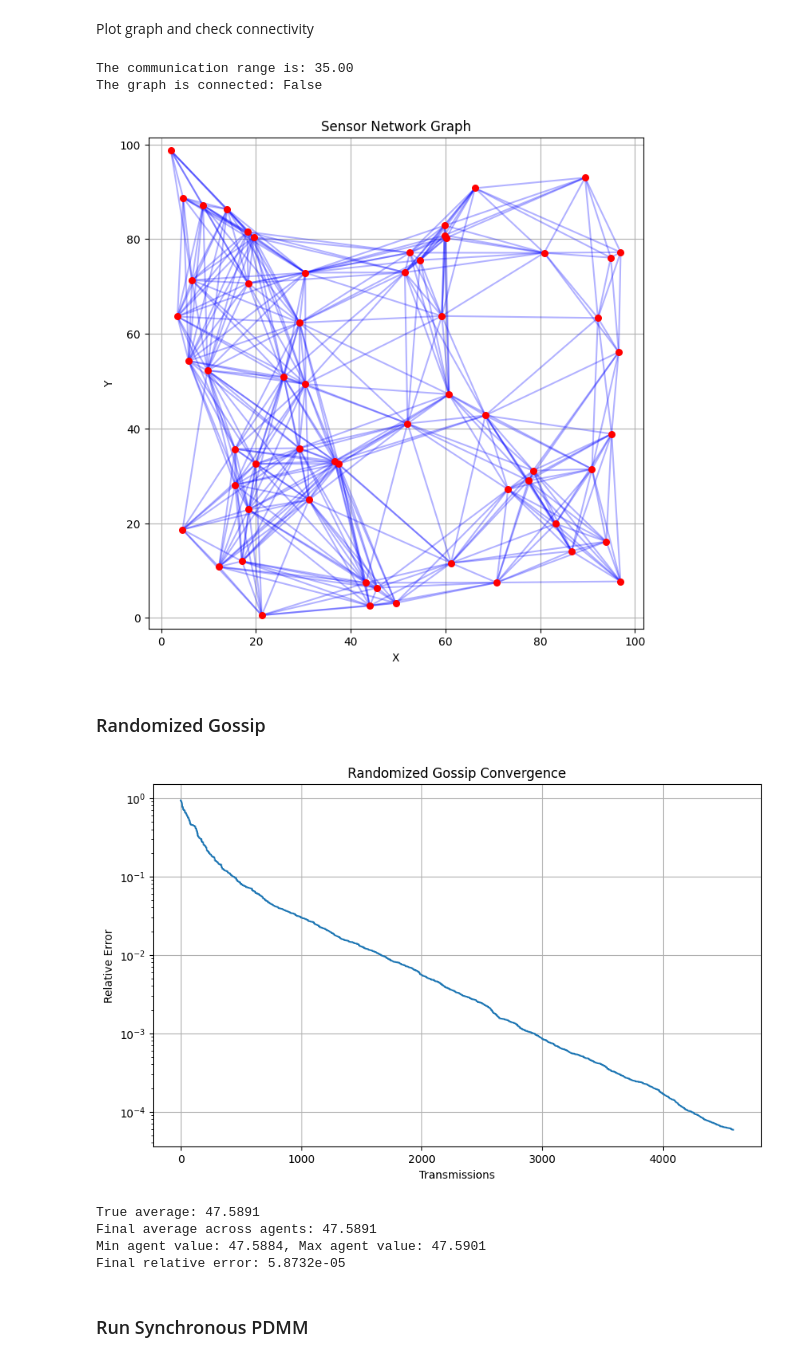
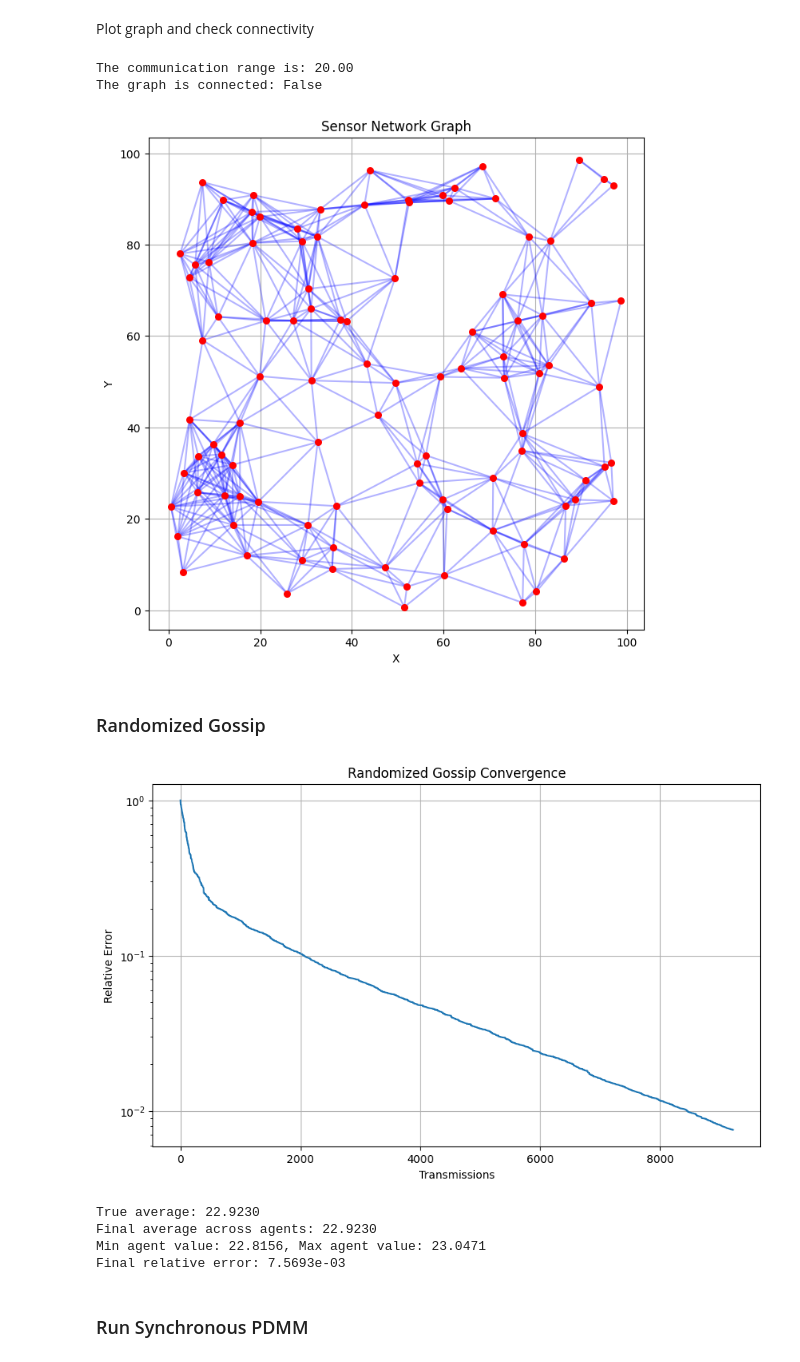
Before and after one commit to AybarsManav/PDMM, a Jupyter notebook: main.ipynb, the cells around one changed output. Drawn from its saved outputs; the diff is of its cells as text; code cells hidden in the pictures.

```diff
--- a/main.ipynb
+++ b/main.ipynb
@@ -24,10 +25,10 @@ np.random.seed(42)
 
 # Graph parameters
 a = 100                             # Field size
-n = 59                             # Number of agents
+n = 101                             # Number of agents
 r = a * np.sqrt(2 * np.log(n)/n)   # Communication range
-r = 35
-
+r = 20
+#159 20 too many edges
 # Generate agent positions
 field_range = np.array([[0, a], [0, a]])
 sensor_positions = np.array([
@@ -45,33 +46,33 @@ print(f"The communication range is: {r:.2f}")
 print(f"The graph is connected: {is_connected(adjacency_matrix)}") # Is connected is not working
 plot_graph(sensor_positions, adjacency_matrix)
 # %% [output]
-The communication range is: 35.00
+The communication range is: 20.00
 The graph is connected: False
-[figure, old version]
+[figure, new version]
 # %% [markdown]
 ### Randomized Gossip
 # %%
 
-sensor_values = np.random.randn(n) * 10 + 50
-values,errors,time = gossip_step(sensor_values, adjacency_matrix, max_ticks=5000)
+sensor_values = np.random.randn(n) * 10 + 25
+values,errors,time = gossip_step(sensor_values, adjacency_matrix, max_ticks=10000)
 
 plt.figure(figsize=(10, 6))
 plt.semilogy(range(len(errors)), errors)
 plt.xlabel('Transmissions')
 plt.ylabel('Relative Error')
 plt.title(f'Randomized Gossip Convergence')
 plt.grid(True)
 plt.show()
 print(f"True average: {np.mean(sensor_values):.4f}")
 print(f"Final average across agents: {np.mean(values):.4f}")
 print(f"Min agent value: {np.min(values):.4f}, Max agent value: {np.max(values):.4f}")
 print(f"Final relative error: {errors[-1]:.4e}")
 # %% [output]
-[figure, old version]
+[figure, new version]
-True average: 47.5891
-Final average across agents: 47.5891
-Min agent value: 47.5884, Max agent value: 47.5901
-Final relative error: 5.8732e-05
+True average: 22.9230
+Final average across agents: 22.9230
+Min agent value: 22.8156, Max agent value: 23.0471
+Final relative error: 7.5693e-03
 # %% [markdown]
 ### Run Synchronous PDMM
 # %%
```
Also changed, not shown: parts of 9 cells of this notebook, 2 other files.
